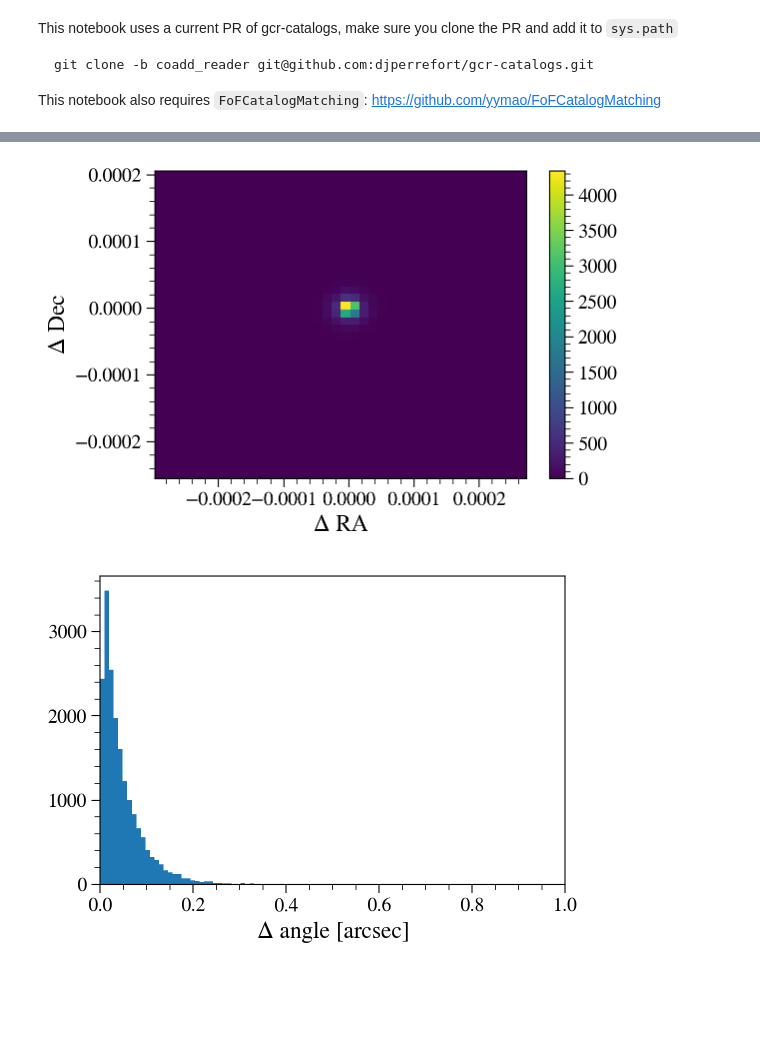
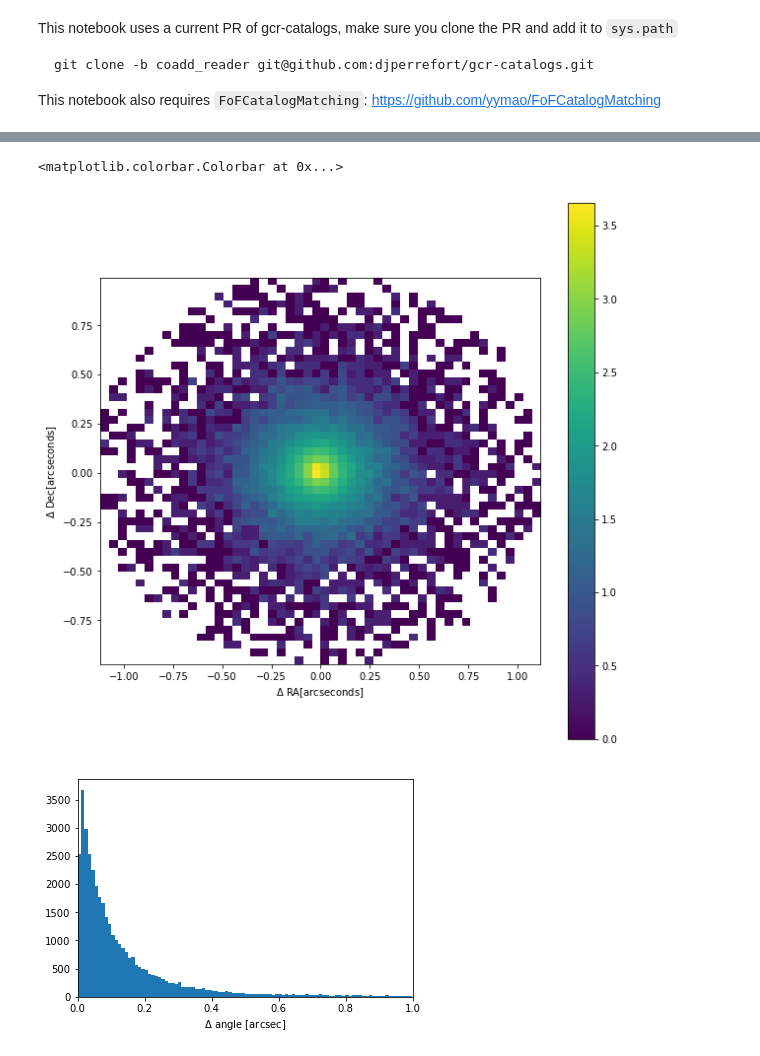
Before and after one commit to LSSTDESC/DC2-production, a Jupyter notebook: Notebooks/FoFCatalogMatching Histogram.ipynb, the cells around one changed output, grey strips where cells are left out. Drawn from its saved outputs; the diff is of its cells as text; code cells hidden in the pictures; blank space fills up the shorter version.

```diff
--- a/Notebooks/FoFCatalogMatching Histogram.ipynb
+++ b/Notebooks/FoFCatalogMatching Histogram.ipynb
@@ -20,5 +20,6 @@ import GCRCatalogs
 import matplotlib.pyplot as plt
 %matplotlib inline
 # %%
-coaddCat = GCRCatalogs.load_catalog('dc2_coadd_run1.1p_tract4850')
+#coaddCat = GCRCatalogs.load_catalog('dc2_coadd_run1.1p_tract4850')
+coaddCat = GCRCatalogs.load_catalog('dc2_coadd_run1.1p')
 # %%
@@ -48,10 +53,13 @@ mag_cut = GCRQuery(
 # %%
-coordinatesCoaddCat = coaddCat.get_quantities(['ra', 'dec'], filters=[coord_filter, mag_cut])
+coordinatesCoaddCat = coaddCat.get_quantities(['ra', 'dec'], filters=[coord_filter])
+
+#filters=[coord_filter, mag_cut])
 # %%
 refCat = GCRCatalogs.load_catalog('dc2_reference_run1.1p')
-refCat.add_quantity_modifier('i_magLSST', 'lsst_i')
+#refCat.add_quantity_modifier('i_magLSST', 'lsst_i')
 # %%
-coordinatesRefCat = refCat.get_quantities(['ra','dec'], filters=[coord_filter, mag_cut])
+coordinatesRefCat = refCat.get_quantities(['ra', 'dec'], filters=[coord_filter])
+#filters=[coord_filter, mag_cut])
 # %%
 results = FoFCatalogMatching.match(
     catalog_dict=dict(ref=coordinatesRefCat, coadd=coordinatesCoaddCat),
@@ -95,16 +104,22 @@ ref_sc = SkyCoord(coordinatesRefCat['ra'][ref_idx[(1,1)]], coordinatesRefCat['de
 coadd_sc = SkyCoord(coordinatesCoaddCat['ra'][coadd_idx[(1,1)]], coordinatesCoaddCat['dec'][coadd_idx[(1,1)]], unit="deg")
 delta_arcsec = ref_sc.separation(coadd_sc).arcsec
 # %%
-plt.hist2d(delta_ra, delta_dec, bins=40);
-plt.xlabel(r'$\Delta$ RA');
-plt.ylabel(r'$\Delta$ Dec');
-plt.colorbar();
+hist, xedges, yedges = np.histogram2d(delta_ra, delta_dec, bins=50)
+plt.figure(figsize=(10, 10))
+extent = (xedges[0]*3600, xedges[-1]*3600, yedges[0]*3600, yedges[-1]*3600)
+plt.imshow(np.log10(hist), extent=extent)
+
+#plt.hist2d(delta_ra, delta_dec, bins=40);
+plt.xlabel(r'$\Delta$ RA[arcseconds]')
+plt.ylabel(r'$\Delta$ Dec[arcseconds]')
+plt.colorbar()
 # %% [output]
+<matplotlib.colorbar.Colorbar at 0x...>
-[figure, old version]
+[figure, new version]
 # %%
 #Plotting Delta angle for the outputs
 plt.hist(delta_arcsec, bins=100);
 plt.xlim(0, 1.0);
 plt.xlabel(r'$\Delta$ angle [arcsec]');
 # %% [output]
-[figure, old version]
+[figure, new version]
```
Also changed, not shown: parts of 28 cells of this notebook.
